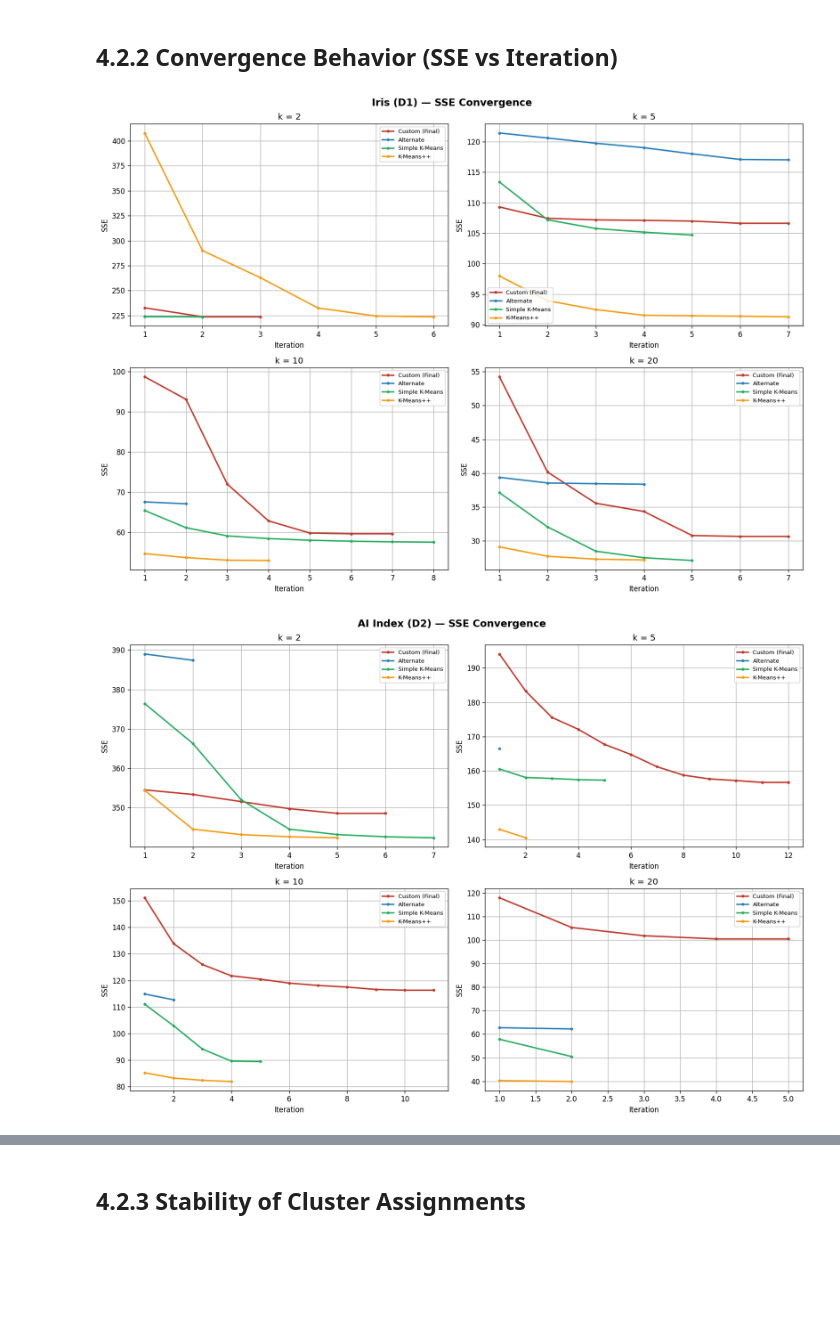
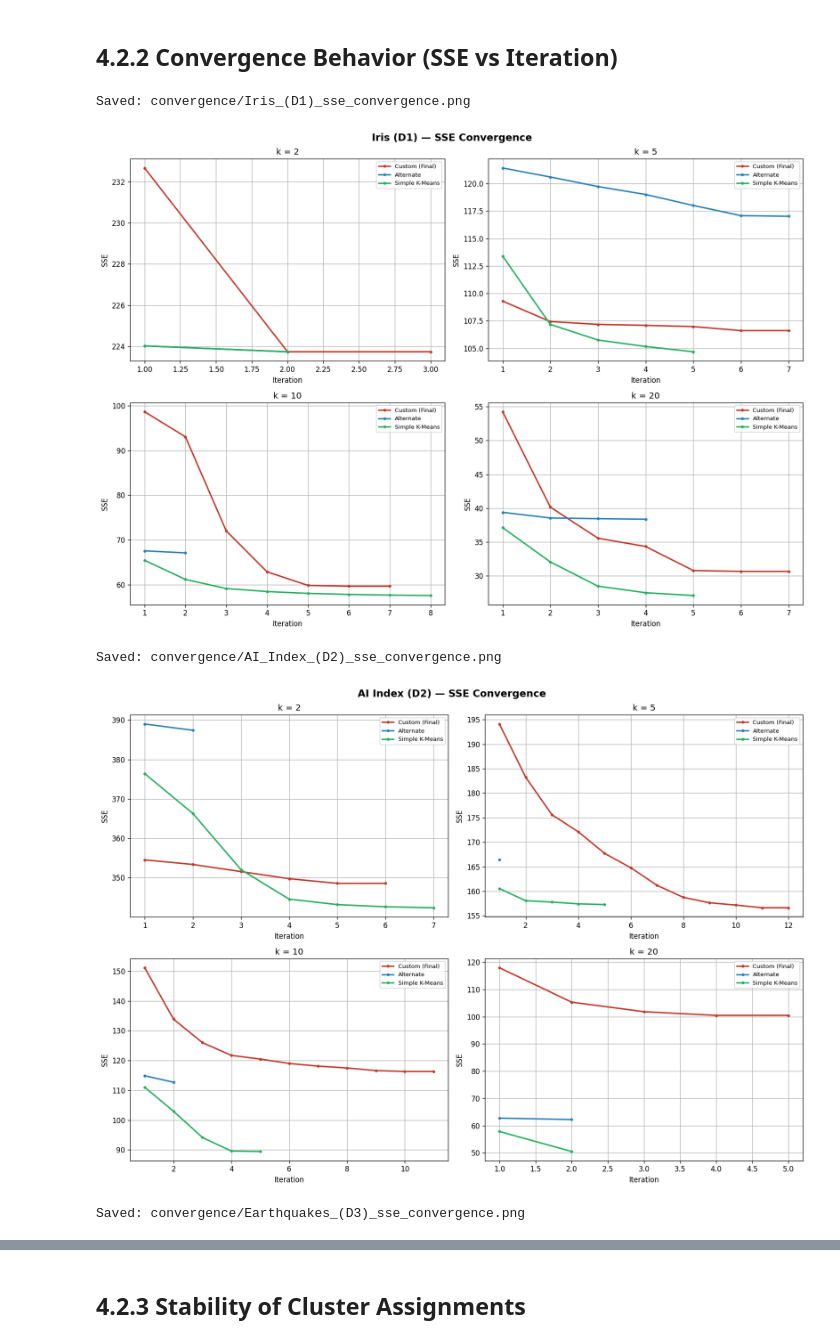
Before and after one commit to MehdiSabor/ADT-Project, a Jupyter notebook: section4_analysis.ipynb, the cells around one changed output, grey strips where cells are left out. Cells and saved outputs as stored; diff of their text form; code cells hidden in the pictures; blank space fills up the shorter version.

```diff
--- a/section4_analysis.ipynb
+++ b/section4_analysis.ipynb
@@ -294,10 +294,8 @@ comparison_summary_df.head()
 for ds_name, data in datasets.items():
     pca = PCA(n_components=2)
     data_2d = pca.fit_transform(data)
-
     fig, axes = plt.subplots(len(k_values), len(model_names), figsize=(20, 18))
     fig.suptitle(ds_name, fontsize=18, fontweight="bold", y=1.01)
-
     for row_idx, k in enumerate(k_values):
         for col_idx, model_name in enumerate(model_names):
             ax = axes[row_idx, col_idx]
@@ -306,7 +304,12 @@ for ds_name, data in datasets.items():
             ax.set_title(f"{model_name}\nk={k}", fontsize=10)
             ax.set_xlabel("PC1")
             ax.set_ylabel("PC2")
+    plt.tight_layout()
 
-    plt.tight_layout()
-    plt.show()
+    # Save to file
+    filename = f"{ds_name.replace(' ', '_')}_clustering.png"
+    plt.savefig(filename, dpi=150, bbox_inches="tight")
+    print(f"Saved: {filename}")
+
+    plt.show()  # Show in Jupyter
 # %% [output]
@@ -316,30 +322,41 @@ for ds_name, data in datasets.items():
 # %% [markdown]
 ## 4.2.2 Convergence Behavior (SSE vs Iteration)
 # %%
+import os
+os.makedirs("convergence", exist_ok=True)
+
 for ds_name in datasets:
     fig, axes = plt.subplots(2, 2, figsize=(14, 10))
     fig.suptitle(f"{ds_name} — SSE Convergence", fontsize=14, fontweight="bold")
-
     for idx, k in enumerate(k_values):
         ax = axes[idx // 2, idx % 2]
         for model_name in model_names:
+            if model_name == "K-Means++":
+                continue
             hist = all_results[(ds_name, k, model_name)]["sse_history"]
             ax.plot(
                 range(1, len(hist) + 1),
                 hist,
                 color=model_colors[model_name],
                 linewidth=2,
                 marker="o",
                 markersize=3,
                 label=model_name,
             )
         ax.set_title(f"k = {k}")
         ax.set_xlabel("Iteration")
         ax.set_ylabel("SSE")
         ax.legend(fontsize=8)
+    plt.tight_layout()
 
-    plt.tight_layout()
+    filename = f"convergence/{ds_name.replace(' ', '_')}_sse_convergence.png"
+    plt.savefig(filename, dpi=150, bbox_inches="tight")
+    print(f"Saved: {filename}")
+
     plt.show()
 # %% [output]
+Saved: convergence/Iris_(D1)_sse_convergence.png
-[figure, old version]
+[figure, new version]
+Saved: convergence/AI_Index_(D2)_sse_convergence.png
-[figure, old version]
+[figure, new version]
+Saved: convergence/Earthquakes_(D3)_sse_convergence.png
```
Also changed, not shown: parts of 5 cells of this notebook, 28 other files.
